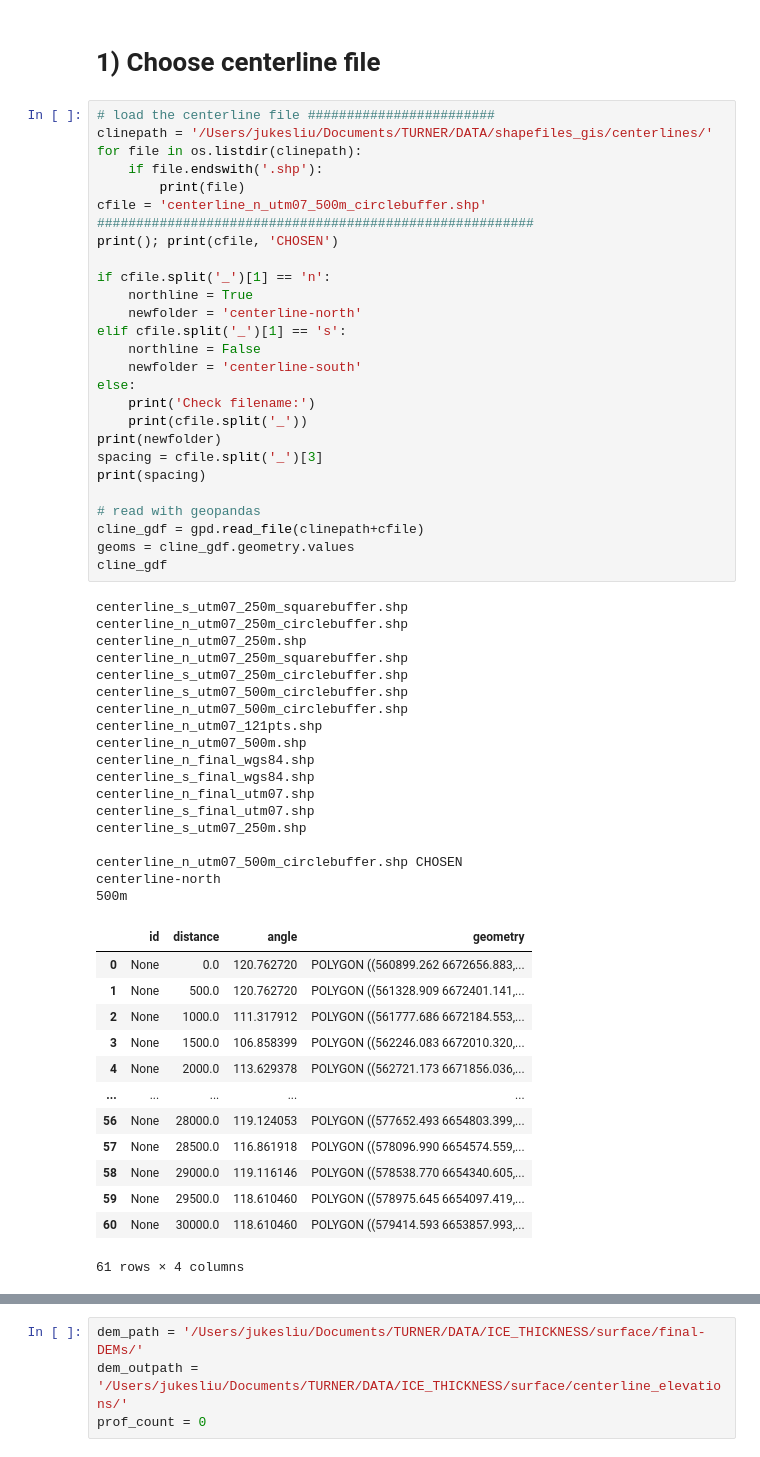
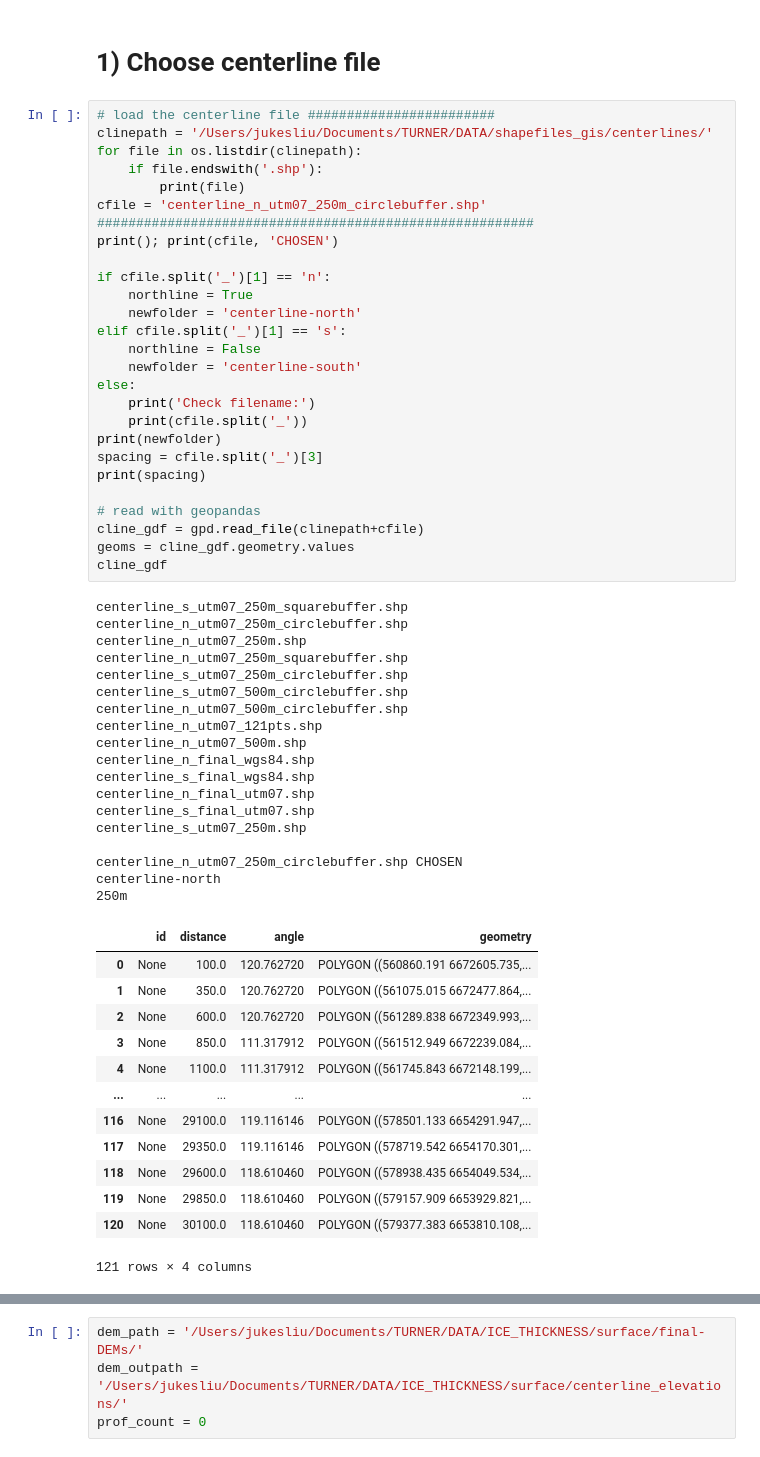
Before and after one commit to jukesliu/TG-surge, a Jupyter notebook: centerline_elevation_processing.ipynb, the cells around one changed output, grey strips where cells are left out. Saved outputs shown, nothing was run; the diff lists cells and outputs as text.

```diff
--- a/centerline_elevation_processing.ipynb
+++ b/centerline_elevation_processing.ipynb
@@ -22,7 +23,7 @@ clinepath = '/Users/jukesliu/Documents/TURNER/DATA/shapefiles_gis/centerlines/'
 for file in os.listdir(clinepath):
     if file.endswith('.shp'):
         print(file)
-cfile = 'centerline_n_utm07_500m_circlebuffer.shp'
+cfile = 'centerline_n_utm07_250m_circlebuffer.shp'
 ########################################################
 print(); print(cfile, 'CHOSEN')
 
@@ -34,45 +35,45 @@ elif cfile.split('_')[1] == 's':
     newfolder = 'centerline-south'
 else:
     print('Check filename:')
     print(cfile.split('_'))
 print(newfolder)
 spacing = cfile.split('_')[3]
 print(spacing)
 
 # read with geopandas
 cline_gdf = gpd.read_file(clinepath+cfile)
 geoms = cline_gdf.geometry.values
 cline_gdf
 # %% [output]
 centerline_s_utm07_250m_squarebuffer.shp
 centerline_n_utm07_250m_circlebuffer.shp
 centerline_n_utm07_250m.shp
 centerline_n_utm07_250m_squarebuffer.shp
 centerline_s_utm07_250m_circlebuffer.shp
 centerline_s_utm07_500m_circlebuffer.shp
 centerline_n_utm07_500m_circlebuffer.shp
 centerline_n_utm07_121pts.shp
 centerline_n_utm07_500m.shp
 centerline_n_final_wgs84.shp
 centerline_s_final_wgs84.shp
 centerline_n_final_utm07.shp
 centerline_s_final_utm07.shp
 centerline_s_utm07_250m.shp
 
-centerline_n_utm07_500m_circlebuffer.shp CHOSEN
+centerline_n_utm07_250m_circlebuffer.shp CHOSEN
 centerline-north
-500m
+250m
 |  | id | distance | angle | geometry |
-| 0 | None | 0.0 | 120.762720 | POLYGON ((560899.262 6672656.883,... |
-| 1 | None | 500.0 | 120.762720 | POLYGON ((561328.909 6672401.141,... |
-| 2 | None | 1000.0 | 111.317912 | POLYGON ((561777.686 6672184.553,... |
-| 3 | None | 1500.0 | 106.858399 | POLYGON ((562246.083 6672010.320,... |
-| 4 | None | 2000.0 | 113.629378 | POLYGON ((562721.173 6671856.036,... |
+| 0 | None | 100.0 | 120.762720 | POLYGON ((560860.191 6672605.735,... |
+| 1 | None | 350.0 | 120.762720 | POLYGON ((561075.015 6672477.864,... |
+| 2 | None | 600.0 | 120.762720 | POLYGON ((561289.838 6672349.993,... |
+| 3 | None | 850.0 | 111.317912 | POLYGON ((561512.949 6672239.084,... |
+| 4 | None | 1100.0 | 111.317912 | POLYGON ((561745.843 6672148.199,... |
 | ... | ... | ... | ... | ... |
-| 56 | None | 28000.0 | 119.124053 | POLYGON ((577652.493 6654803.399,... |
-| 57 | None | 28500.0 | 116.861918 | POLYGON ((578096.990 6654574.559,... |
-| 58 | None | 29000.0 | 119.116146 | POLYGON ((578538.770 6654340.605,... |
-| 59 | None | 29500.0 | 118.610460 | POLYGON ((578975.645 6654097.419,... |
-| 60 | None | 30000.0 | 118.610460 | POLYGON ((579414.593 6653857.993,... |
+| 116 | None | 29100.0 | 119.116146 | POLYGON ((578501.133 6654291.947,... |
+| 117 | None | 29350.0 | 119.116146 | POLYGON ((578719.542 6654170.301,... |
+| 118 | None | 29600.0 | 118.610460 | POLYGON ((578938.435 6654049.534,... |
+| 119 | None | 29850.0 | 118.610460 | POLYGON ((579157.909 6653929.821,... |
+| 120 | None | 30100.0 | 118.610460 | POLYGON ((579377.383 6653810.108,... |
-61 rows × 4 columns
+121 rows × 4 columns
 # %% [markdown]
```
Also changed, not shown: parts of 13 cells of this notebook, 9 other files.
